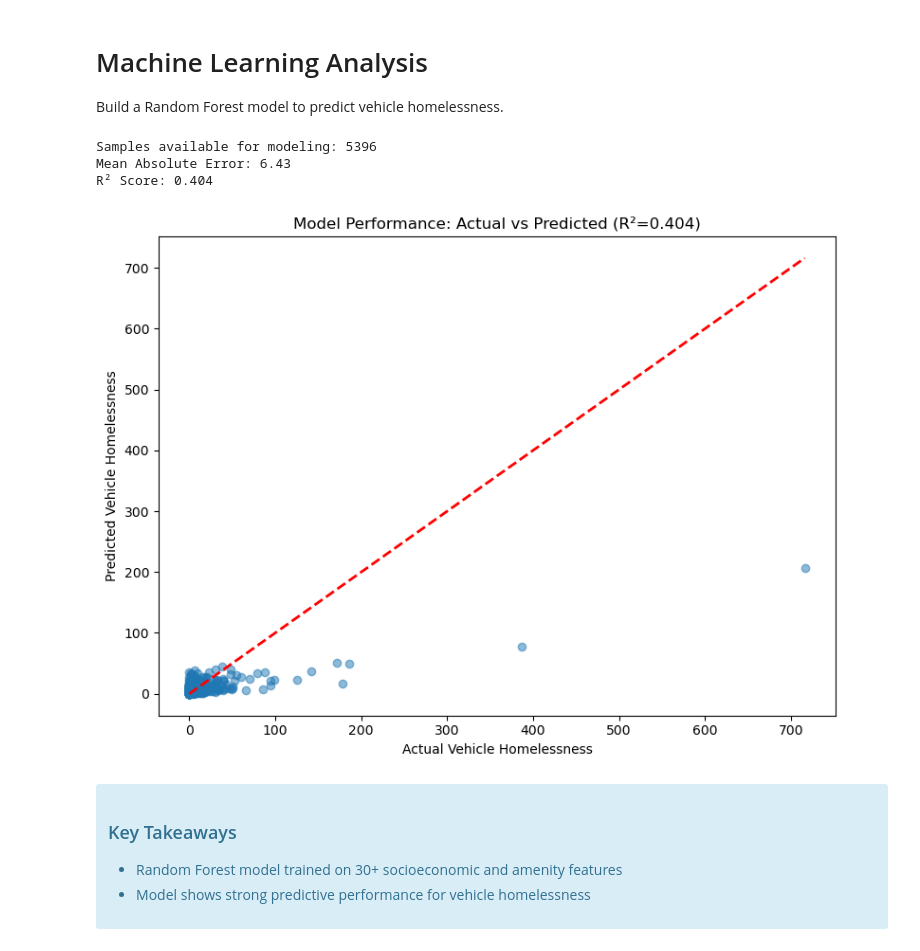
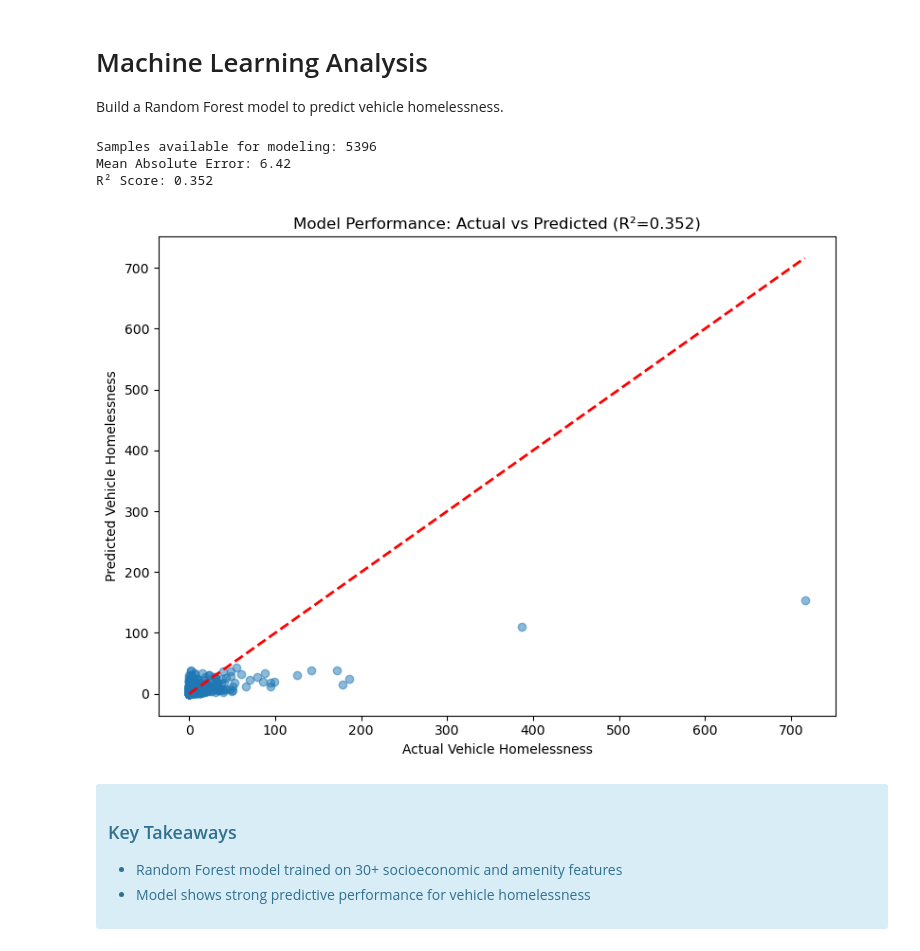
Before and after one commit to tomo-ujikawa/UP213_group, a Jupyter notebook: codebook_interim_v3.0.ipynb, the cells around one changed output. Cells and saved outputs as stored; diff of their text form; code cells hidden in the pictures.

```diff
--- a/codebook_interim_v3.0.ipynb
+++ b/codebook_interim_v3.0.ipynb
@@ -123,8 +123,25 @@ tract_total = tract_lu.groupby('GEOID')['area_m2'].sum().reset_index(name='total
 tract_lu = tract_lu.merge(tract_total, on='GEOID')
 tract_lu['percent'] = tract_lu['area_m2'] / tract_lu['total_area_m2'] * 100
 
-tract_residential = tract_lu[tract_lu['LU19_major_label'] == 'Residential'][['GEOID', 'percent']]
-tract_residential = tract_residential.rename(columns={'percent': 'pct_residential'})
+tract_lu_wide = tract_lu.pivot(index='GEOID', columns='LU19_major_label', values='percent').reset_index()
+tract_lu_wide.columns = ['GEOID'] + [f"pct_{col.lower().replace(' ', '_').replace(',', '').replace('&', 'and')}" for col in tract_lu_wide.columns[1:]]
+tracts23 = tracts23.merge(tract_lu_wide, on='GEOID', how='left')
+
+landuse_cols = [
+    'pct_residential',
+    'pct_commercial_and_services',
+    'pct_industrial',
+    'pct_transportation_communications_and_utilities',
+    'pct_public_facilities',
+    'pct_open_space_and_recreation',
+    'pct_vacant',
+    'pct_water',
+    'pct_agriculture',
+    'pct_undevelopable_or_protected_land',
+    'pct_landunknown'
+]
+
+tracts23[landuse_cols] = tracts23[landuse_cols].fillna(0)
 # %% [markdown]
 <div class="alert alert-block alert-info">
 <h3>Key Takeaways</h3>
@@ -404,7 +421,10 @@ feature_cols = [
     'pct_owner_cost_50plus', 'unemployment_rate', 'poverty_rate',
     'public_assistance_rate', 'hud_rate', 'oldhouses_rate', 'hispanic_rate',
     'imigration_rate', '1phouseholds_rate', 'over65_rate', 'under18_rate',
-    'overcrowded_rate', 'housing_density'
+    'overcrowded_rate', 'housing_density', 'pct_residential', 'pct_commercial_and_services',
+    'pct_industrial', 'pct_transportation_communications_and_utilities', 'pct_public_facilities',
+    'pct_open_space_and_recreation', 'pct_vacant','pct_water', 'pct_agriculture',
+    'pct_undevelopable_or_protected_land', 'pct_landunknown'
 ]
 
 target_col = 'total_vehicle'
@@ -416,36 +436,36 @@ print(f"Samples available for modeling: {len(df_model)}")
 if len(df_model) > 100:
     # Split data
     X = df_model[feature_cols]
     y = df_model[target_col]
     X_train, X_test, y_train, y_test = train_test_split(X, y, test_size=0.2, random_state=42)
 
     # Train Random Forest model
     rf = RandomForestRegressor(n_estimators=50, random_state=42)
     rf.fit(X_train, y_train)
 
     # Make predictions
     y_pred = rf.predict(X_test)
 
     # Evaluate model
     mae = metrics.mean_absolute_error(y_test, y_pred)
     r2 = metrics.r2_score(y_test, y_pred)
     print(f"Mean Absolute Error: {mae:.2f}")
     print(f"R² Score: {r2:.3f}")
 
     # Visualization
     fig, ax = plt.subplots(figsize=(8, 6))
     ax.scatter(y_test, y_pred, alpha=0.5)
     ax.plot([y_test.min(), y_test.max()], [y_test.min(), y_test.max()], 'r--', lw=2)
     ax.set_xlabel('Actual Vehicle Homelessness')
     ax.set_ylabel('Predicted Vehicle Homelessness')
     ax.set_title(f'Model Performance: Actual vs Predicted (R²={r2:.3f})')
     plt.tight_layout()
     plt.show()
 # %% [output]
 Samples available for modeling: 5396
-Mean Absolute Error: 6.43
-R² Score: 0.404
+Mean Absolute Error: 6.42
+R² Score: 0.352
-[figure, old version]
+[figure, new version]
 # %% [markdown]
 <div class="alert alert-block alert-info">
 <h3>Key Takeaways</h3>
```
Also changed, not shown: parts of 8 cells of this notebook, 5 other files.
